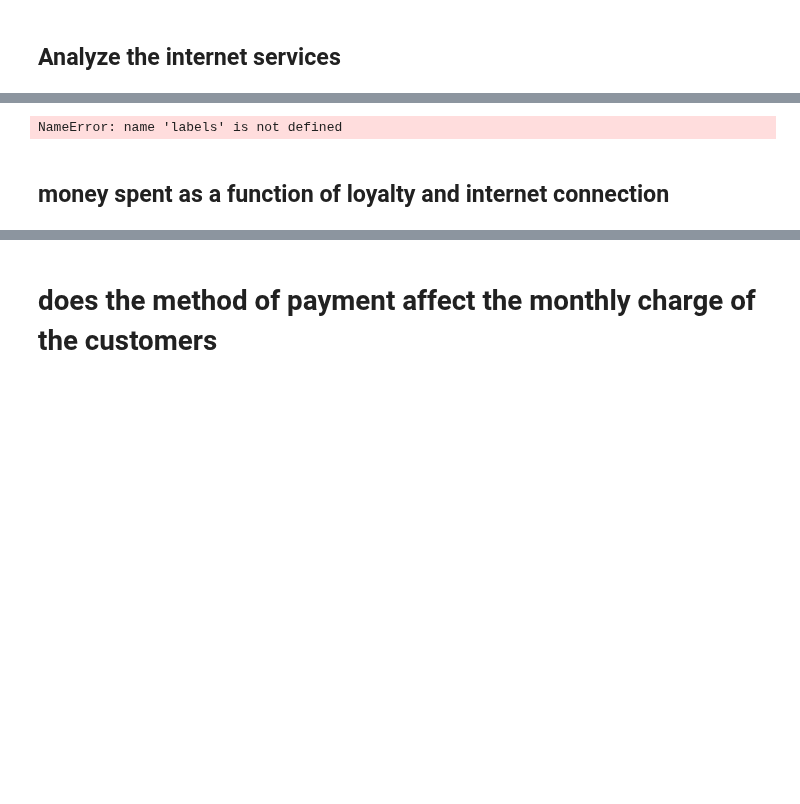
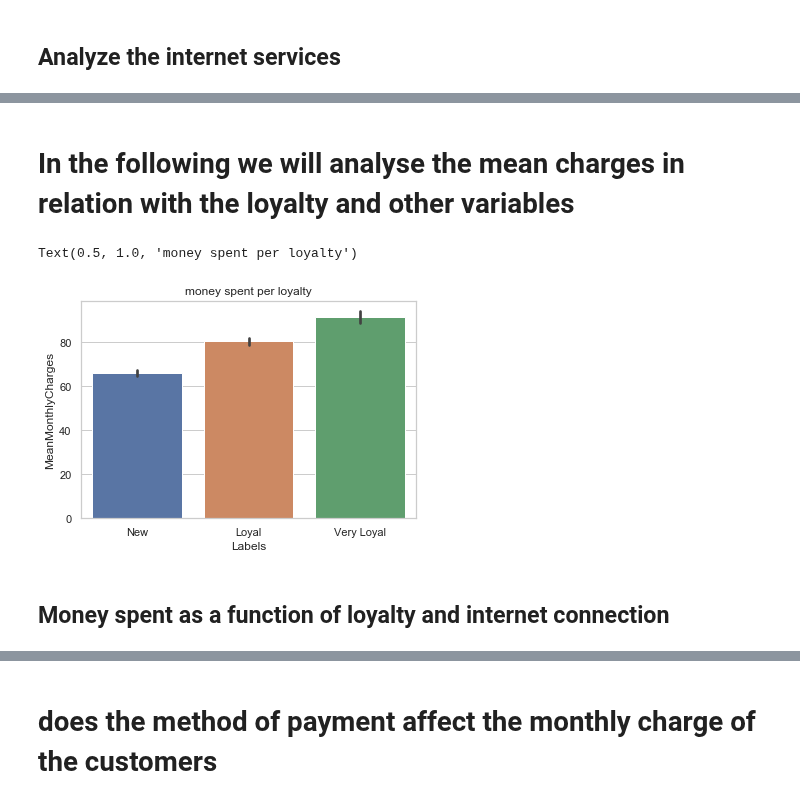
Before and after one commit to BenInTheBox/DataScienceInPractice, a Jupyter notebook: problem_set_1/Ass1_JupyterNotebook.ipynb, the cells around one changed output, grey strips where cells are left out. Drawn from its saved outputs; the diff is of its cells as text; code cells hidden in the pictures; blank space fills up the shorter version.

```diff
--- a/problem_set_1/Ass1_JupyterNotebook.ipynb
+++ b/problem_set_1/Ass1_JupyterNotebook.ipynb
@@ -259,10 +206,14 @@ NameError: name 'data_cleaned' is not defined
+# %% [markdown]
+# In the following we will analyse the mean charges in relation with the loyalty and other variables
 # %%
 # money spent per loyalty
 data_cleaned['Labels'] = labels
 fig = plt.figure()
-sns.barplot(x='Labels', y='MonthlyCharges', data=data_cleaned)
+sns.barplot(x='Labels', y='MeanMonthlyCharges', data=data_cleaned)
 sns.set(style="whitegrid")
+plt.title('money spent per loyalty')
 # %% [output]
-NameError: name 'labels' is not defined
+Text(0.5, 1.0, 'money spent per loyalty')
+[figure, added]
 # %% [markdown]
-## money spent as a function of loyalty and internet connection
+## Money spent as a function of loyalty and internet connection
```
Also changed, not shown: parts of 45 cells of this notebook.
